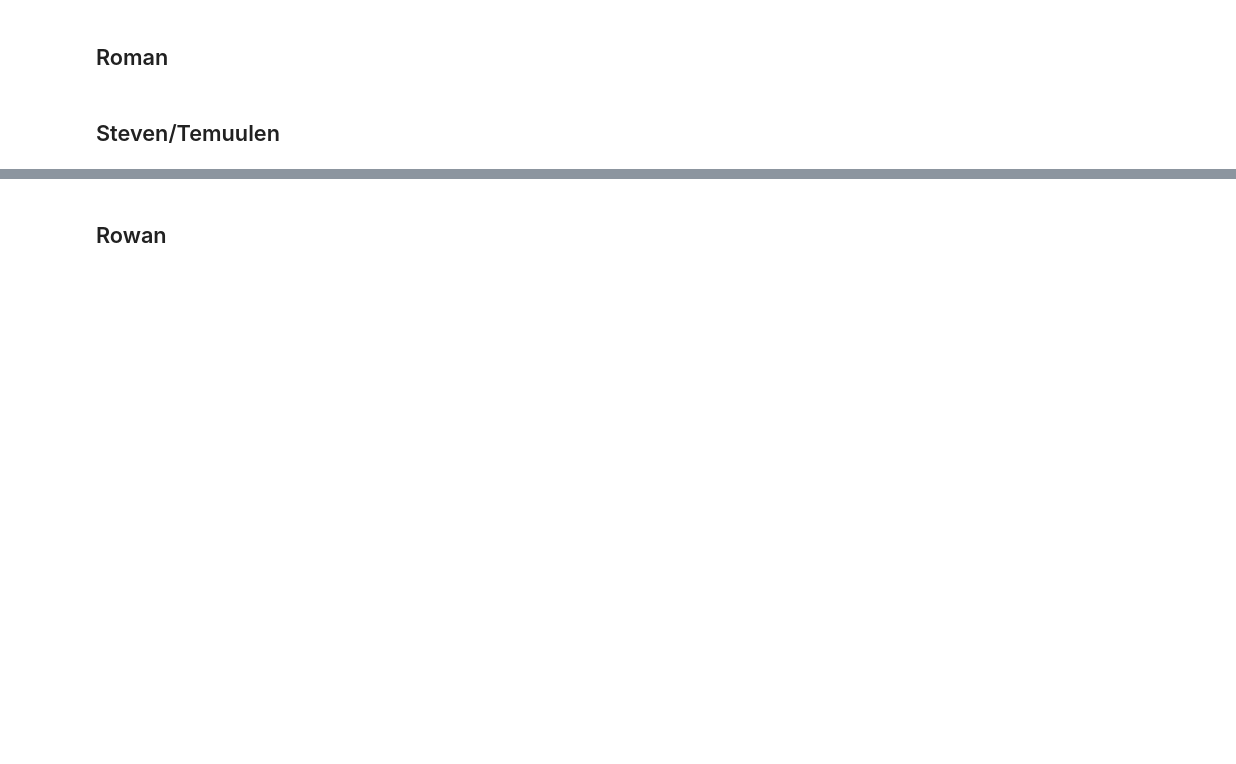
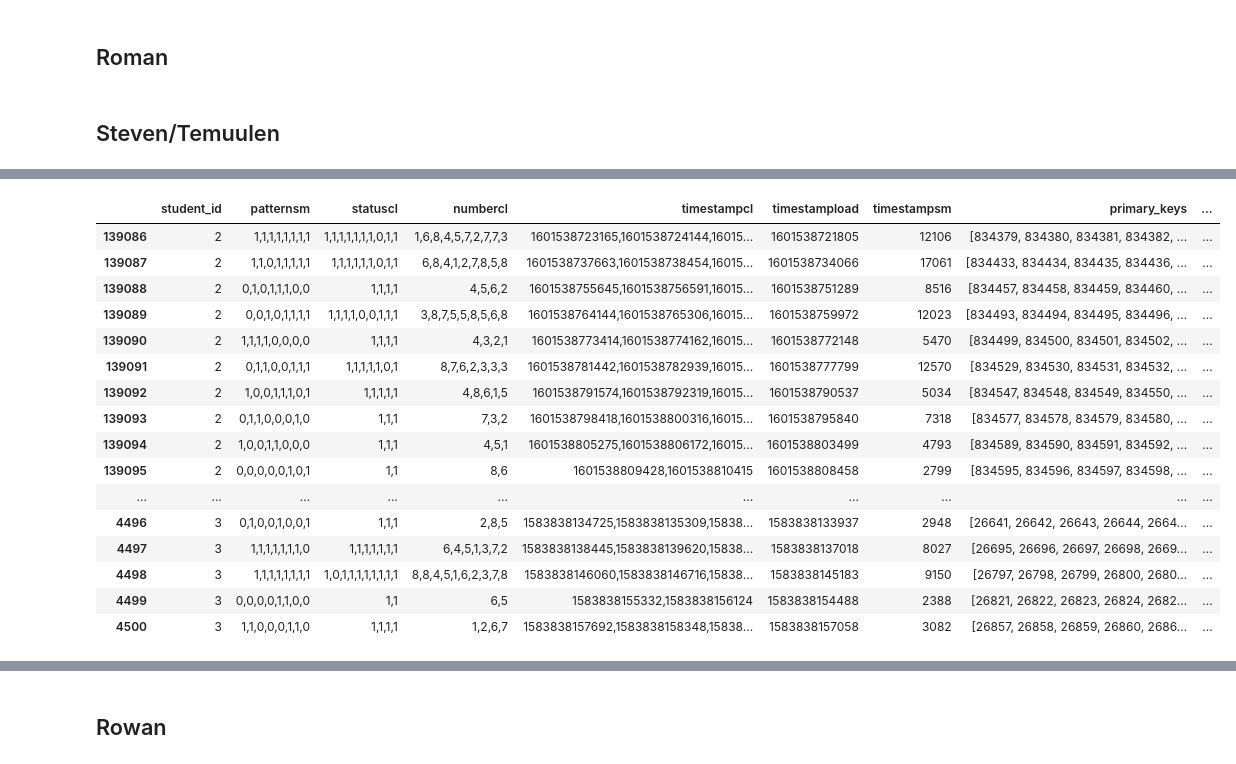
Before and after one commit to RowanBattles/Group4AI, a Jupyter notebook: Workbook.ipynb, the cells around one changed output, grey strips where cells are left out. Saved outputs shown, nothing was run; the diff lists cells and outputs as text; code cells hidden in the pictures; blank space fills up the shorter version.

```diff
--- a/Workbook.ipynb
+++ b/Workbook.ipynb
@@ -795,0 +785,4 @@ test = test.dropna()
+# %%
+filtered_df = filtered_df.dropna(subset=['timestampload'])
+
+filtered_df.isna().sum()
@@ -795,0 +810,26 @@ test = test.dropna()
+# %%
+#order by student id and timestamp submission
+filtered_df = filtered_df.sort_values(by=['student_id', 'timestamp_submission'])
+
+#show student_id 2
+filtered_df[filtered_df['student_id'] == 2]
+
+filtered_df.head(50)
+# %% [output]
+|  | student_id | patternsm | statuscl | numbercl | timestampcl | timestampload | timestampsm | primary_keys | ... |
+| 139086 | 2 | 1,1,1,1,1,1,1,1 | 1,1,1,1,1,1,1,0,1,1 | 1,6,8,4,5,7,2,7,7,3 | 1601538723165,1601538724144,16015... | 1601538721805 | 12106 | [834379, 834380, 834381, 834382, ... | ... |
+| 139087 | 2 | 1,1,0,1,1,1,1,1 | 1,1,1,1,1,1,0,1,1 | 6,8,4,1,2,7,8,5,8 | 1601538737663,1601538738454,16015... | 1601538734066 | 17061 | [834433, 834434, 834435, 834436, ... | ... |
+| 139088 | 2 | 0,1,0,1,1,1,0,0 | 1,1,1,1 | 4,5,6,2 | 1601538755645,1601538756591,16015... | 1601538751289 | 8516 | [834457, 834458, 834459, 834460, ... | ... |
+| 139089 | 2 | 0,0,1,0,1,1,1,1 | 1,1,1,1,0,0,1,1,1 | 3,8,7,5,5,8,5,6,8 | 1601538764144,1601538765306,16015... | 1601538759972 | 12023 | [834493, 834494, 834495, 834496, ... | ... |
+| 139090 | 2 | 1,1,1,1,0,0,0,0 | 1,1,1,1 | 4,3,2,1 | 1601538773414,1601538774162,16015... | 1601538772148 | 5470 | [834499, 834500, 834501, 834502, ... | ... |
+| 139091 | 2 | 0,1,1,0,0,1,1,1 | 1,1,1,1,1,0,1 | 8,7,6,2,3,3,3 | 1601538781442,1601538782939,16015... | 1601538777799 | 12570 | [834529, 834530, 834531, 834532, ... | ... |
+| 139092 | 2 | 1,0,0,1,1,1,0,1 | 1,1,1,1,1 | 4,8,6,1,5 | 1601538791574,1601538792319,16015... | 1601538790537 | 5034 | [834547, 834548, 834549, 834550, ... | ... |
+| 139093 | 2 | 0,1,1,0,0,0,1,0 | 1,1,1 | 7,3,2 | 1601538798418,1601538800316,16015... | 1601538795840 | 7318 | [834577, 834578, 834579, 834580, ... | ... |
+| 139094 | 2 | 1,0,0,1,1,0,0,0 | 1,1,1 | 4,5,1 | 1601538805275,1601538806172,16015... | 1601538803499 | 4793 | [834589, 834590, 834591, 834592, ... | ... |
+| 139095 | 2 | 0,0,0,0,0,1,0,1 | 1,1 | 8,6 | 1601538809428,1601538810415 | 1601538808458 | 2799 | [834595, 834596, 834597, 834598, ... | ... |
+| ... | ... | ... | ... | ... | ... | ... | ... | ... | ... |
+| 4496 | 3 | 0,1,0,0,1,0,0,1 | 1,1,1 | 2,8,5 | 1583838134725,1583838135309,15838... | 1583838133937 | 2948 | [26641, 26642, 26643, 26644, 2664... | ... |
+| 4497 | 3 | 1,1,1,1,1,1,1,0 | 1,1,1,1,1,1,1 | 6,4,5,1,3,7,2 | 1583838138445,1583838139620,15838... | 1583838137018 | 8027 | [26695, 26696, 26697, 26698, 2669... | ... |
+| 4498 | 3 | 1,1,1,1,1,1,1,1 | 1,0,1,1,1,1,1,1,1,1 | 8,8,4,5,1,6,2,3,7,8 | 1583838146060,1583838146716,15838... | 1583838145183 | 9150 | [26797, 26798, 26799, 26800, 2680... | ... |
+| 4499 | 3 | 0,0,0,0,1,1,0,0 | 1,1 | 6,5 | 1583838155332,1583838156124 | 1583838154488 | 2388 | [26821, 26822, 26823, 26824, 2682... | ... |
+| 4500 | 3 | 1,1,0,0,0,1,1,0 | 1,1,1,1 | 1,2,6,7 | 1583838157692,1583838158348,15838... | 1583838157058 | 3082 | [26857, 26858, 26859, 26860, 2686... | ... |
```
Also changed, not shown: parts of 12 cells of this notebook.
